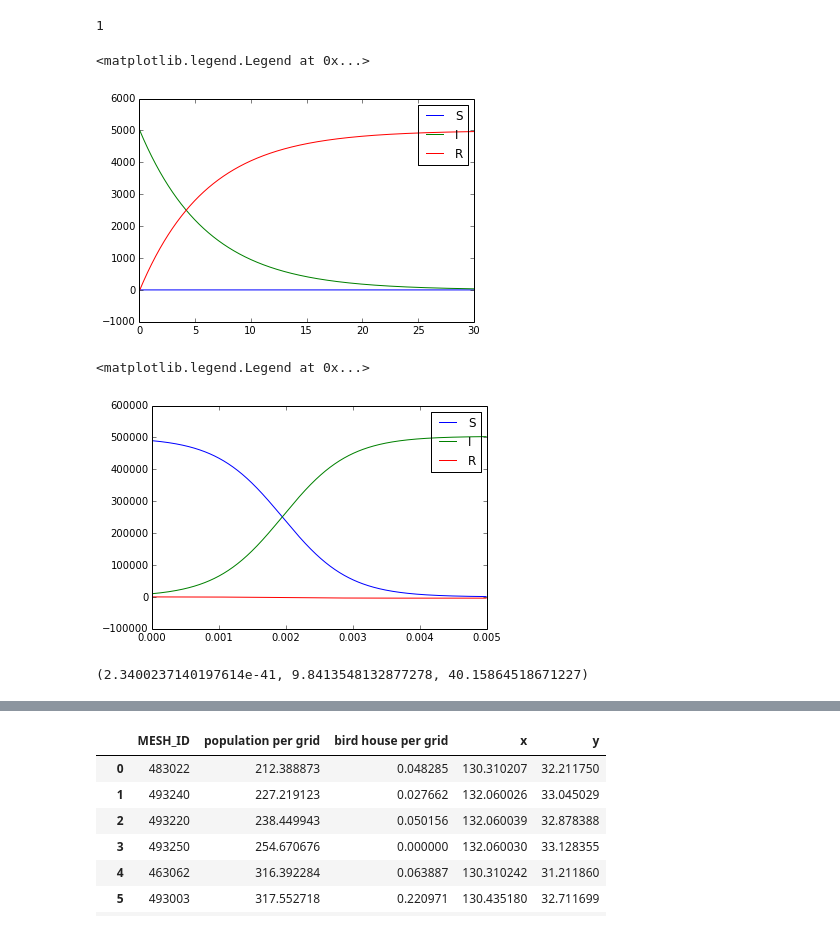
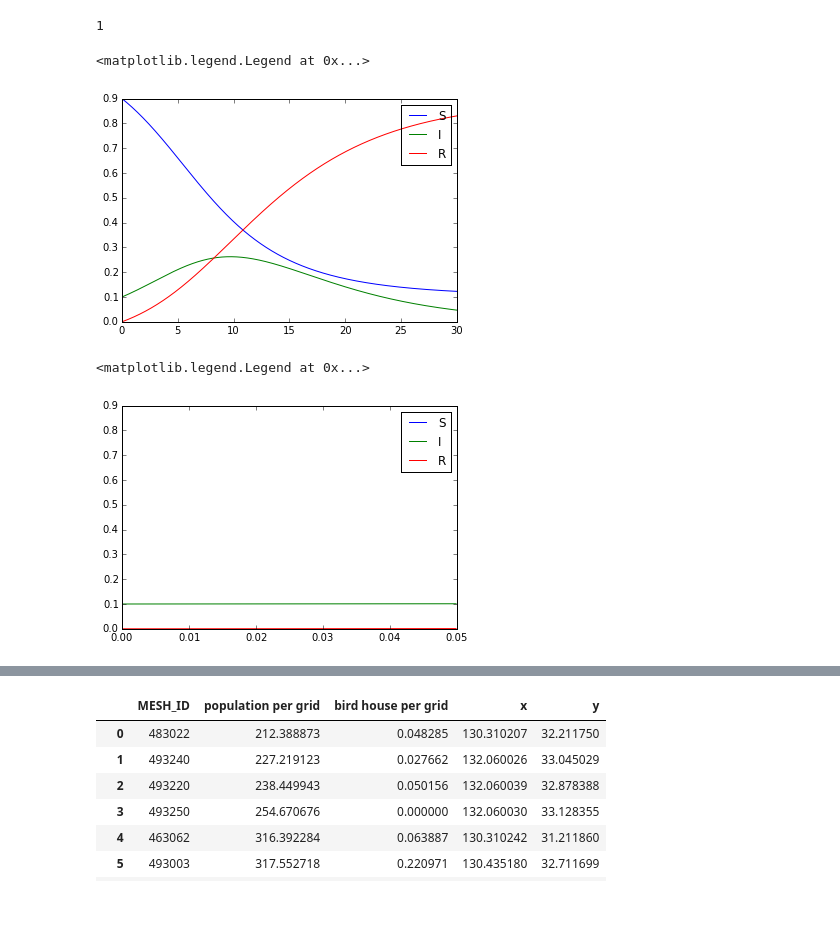
Before and after one commit to KeWata/infectious_2015, a Jupyter notebook: simulator/simulator_draft.ipynb, the cells around one changed output, grey strips where cells are left out. Saved outputs shown, nothing was run; the diff lists cells and outputs as text; code cells hidden in the pictures.

```diff
--- a/simulator/simulator_draft.ipynb
+++ b/simulator/simulator_draft.ipynb
@@ -209,13 +212,13 @@ def rk(y,h,func, *static_args):
 #gamma = 1/6
 beta = 0.4
 #gamma = 0.6  * 0.1
-gamma = .166666667
+gamma = 0.166666667
 # 初期時間
 time = 0.0
 # 時間刻み
-dt = 1e-5
+dt = 1e-4
 # シミュレーション日数
-duration = int(30e+5)
+duration = int(30e+4)
 times = np.zeros(duration)
 num_node = 2
 Ns = np.zeros(num_node)
@@ -243,17 +246,13 @@ plt.plot(times, Rs[0, :], label='R')
 plt.legend()
 # %% [output]
 <matplotlib.legend.Legend at 0x...>
-[figure, old version]
+[figure, new version]
 # %%
 end = 500
-plt.plot(times[0:end], Ss[0, 0:end]*100, label='S')
-plt.plot(times[0:end], Is[0, 0:end]*100, label='I')
-plt.plot(times[0:end], Rs[0, 0:end]*100, label='R')
+plt.plot(times[0:end], Ss[0, 0:end], label='S')
+plt.plot(times[0:end], Is[0, 0:end], label='I')
+plt.plot(times[0:end], Rs[0, 0:end], label='R')
 plt.legend()
 # %% [output]
 <matplotlib.legend.Legend at 0x...>
-[figure, old version]
+[figure, new version]
-# %%
-Ss[0, -1], Is[0, -1], Rs[0, -1]
-# %% [output]
-(2.3400237140197614e-41, 9.8413548132877278, 40.15864518671227)
```
Also changed, not shown: parts of 25 cells of this notebook.
